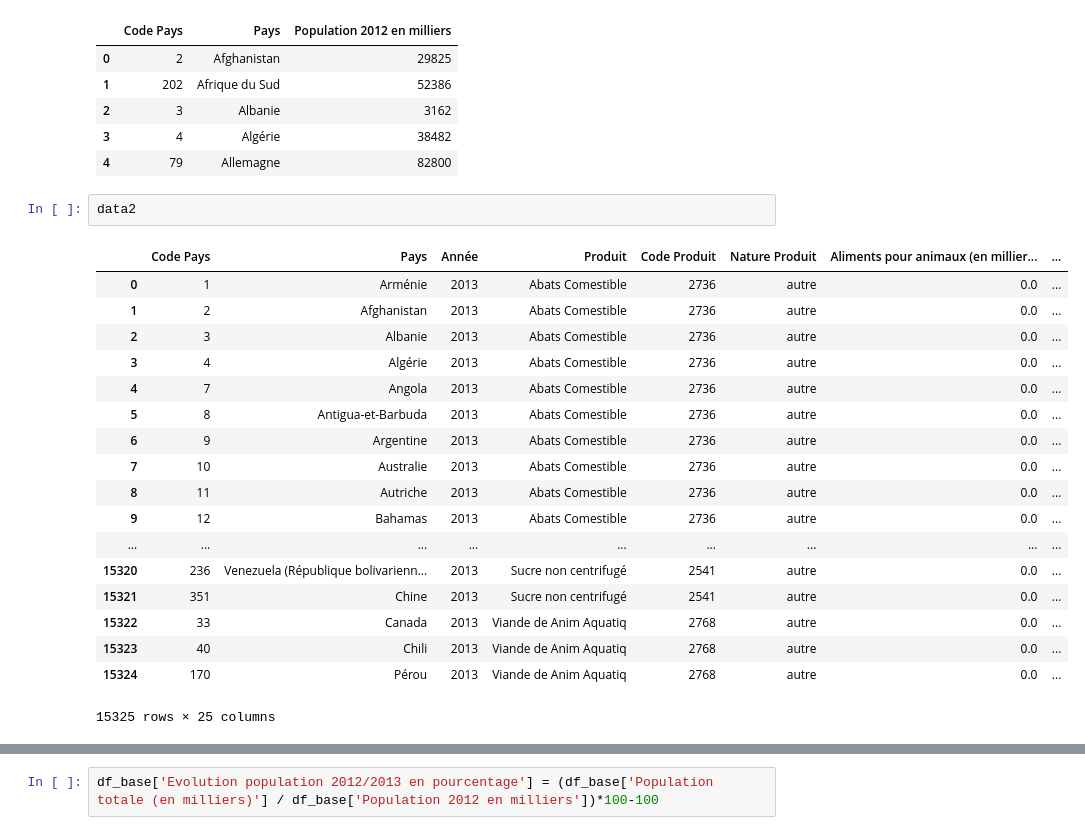
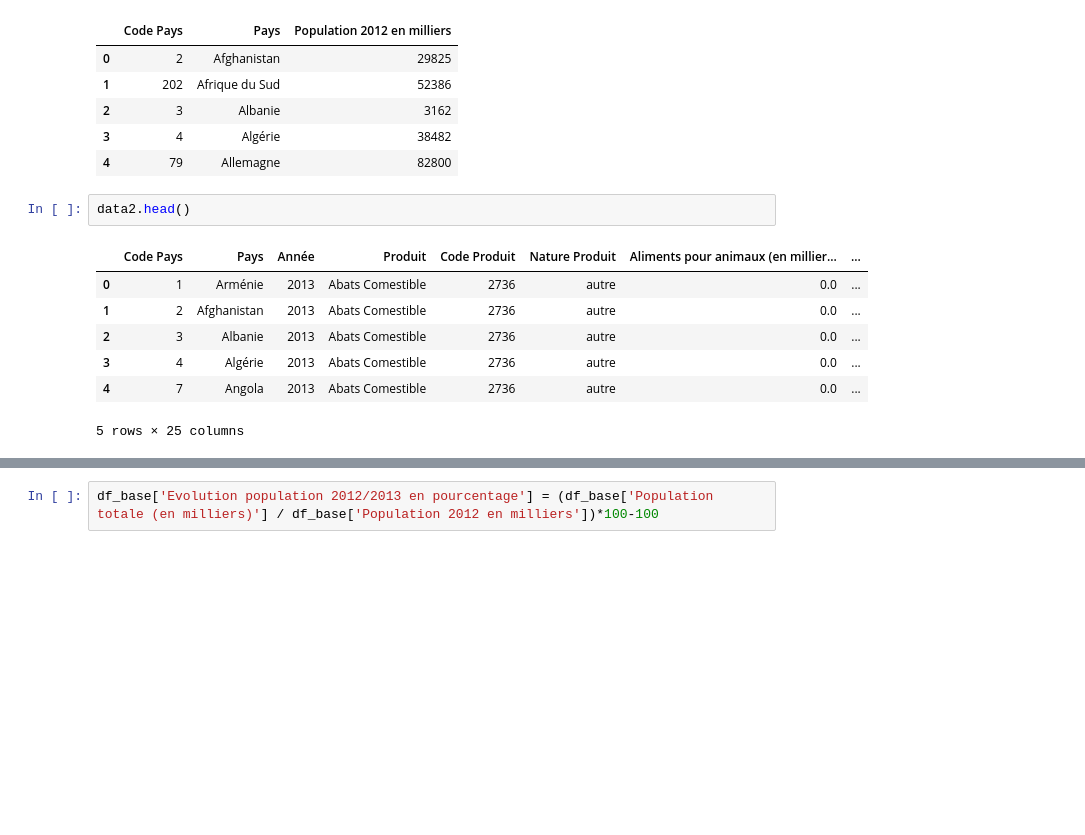
Before and after one commit to Silvock/project_5_prod_market_study, a Jupyter notebook: notebook/Exercice5.ipynb, the cells around one changed output, grey strips where cells are left out. Saved outputs shown, nothing was run; the diff lists cells and outputs as text; blank space fills up the shorter version.

```diff
--- a/notebook/Exercice5.ipynb
+++ b/notebook/Exercice5.ipynb
@@ -49,24 +49,13 @@ data.head()
 | 3 | 4 | Algérie | 38482 |
 | 4 | 79 | Allemagne | 82800 |
 # %%
-data2
+data2.head()
 # %% [output]
 |  | Code Pays | Pays | Année | Produit | Code Produit | Nature Produit | Aliments pour animaux (en millier... | ... |
 | 0 | 1 | Arménie | 2013 | Abats Comestible | 2736 | autre | 0.0 | ... |
 | 1 | 2 | Afghanistan | 2013 | Abats Comestible | 2736 | autre | 0.0 | ... |
 | 2 | 3 | Albanie | 2013 | Abats Comestible | 2736 | autre | 0.0 | ... |
 | 3 | 4 | Algérie | 2013 | Abats Comestible | 2736 | autre | 0.0 | ... |
 | 4 | 7 | Angola | 2013 | Abats Comestible | 2736 | autre | 0.0 | ... |
-| 5 | 8 | Antigua-et-Barbuda | 2013 | Abats Comestible | 2736 | autre | 0.0 | ... |
-| 6 | 9 | Argentine | 2013 | Abats Comestible | 2736 | autre | 0.0 | ... |
-| 7 | 10 | Australie | 2013 | Abats Comestible | 2736 | autre | 0.0 | ... |
-| 8 | 11 | Autriche | 2013 | Abats Comestible | 2736 | autre | 0.0 | ... |
-| 9 | 12 | Bahamas | 2013 | Abats Comestible | 2736 | autre | 0.0 | ... |
-| ... | ... | ... | ... | ... | ... | ... | ... | ... |
-| 15320 | 236 | Venezuela (République bolivarienn... | 2013 | Sucre non centrifugé | 2541 | autre | 0.0 | ... |
-| 15321 | 351 | Chine | 2013 | Sucre non centrifugé | 2541 | autre | 0.0 | ... |
-| 15322 | 33 | Canada | 2013 | Viande de Anim Aquatiq | 2768 | autre | 0.0 | ... |
-| 15323 | 40 | Chili | 2013 | Viande de Anim Aquatiq | 2768 | autre | 0.0 | ... |
-| 15324 | 170 | Pérou | 2013 | Viande de Anim Aquatiq | 2768 | autre | 0.0 | ... |
-15325 rows × 25 columns
+5 rows × 25 columns
 # %%
```
Also changed, not shown: parts of 1 cell of this notebook, 9 other files.
